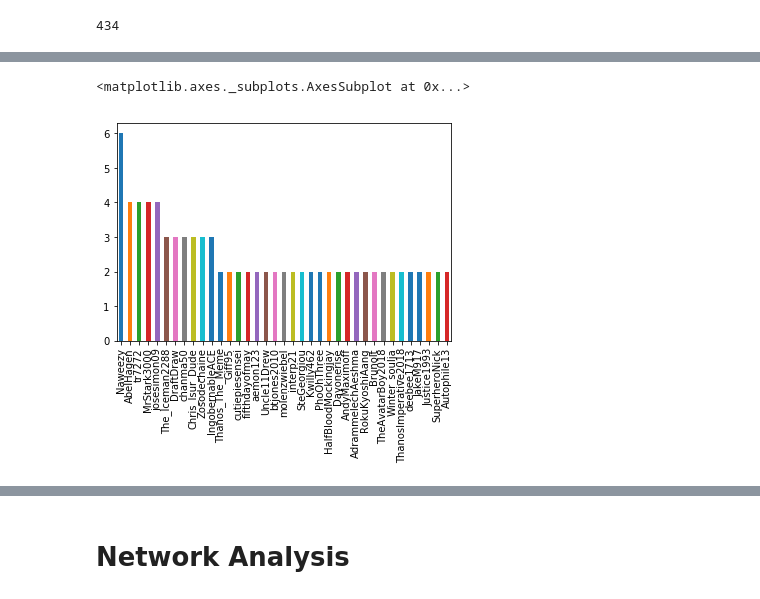
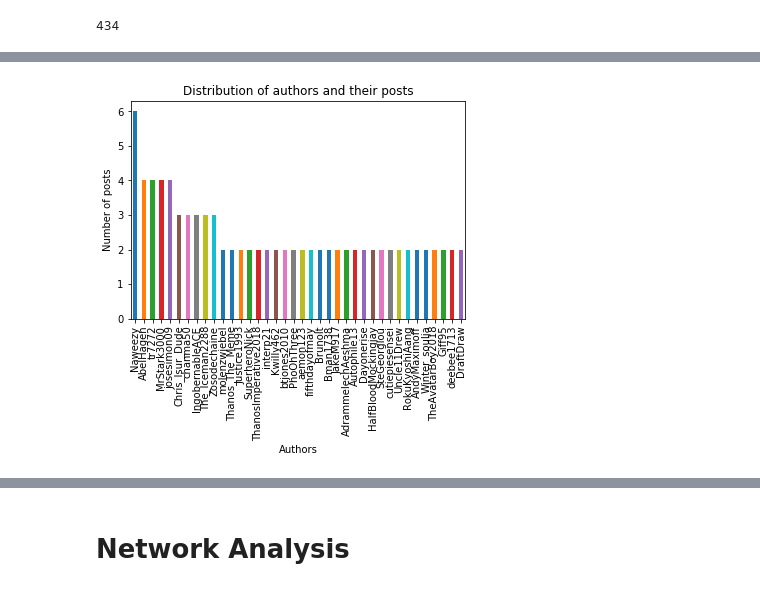
Before and after one commit to samridhprasad/reddit-analysis, a Jupyter notebook: INFO440-Reddit.ipynb, the cells around one changed output, grey strips where cells are left out. Cells and saved outputs as stored; diff of their text form; code cells hidden in the pictures.

```diff
--- a/INFO440-Reddit.ipynb
+++ b/INFO440-Reddit.ipynb
@@ -157,8 +161,10 @@ repeating.author.nunique() # Out of 500 posts, this is the amount of people who
-# %%
-repeating.author.value_counts().plot(kind='bar') #see the distrubution of authors and their posts
-# %% [output]
-<matplotlib.axes._subplots.AxesSubplot at 0x...>
-[figure, removed]
+# %%
+# See the distrubution of authors and their posts
+ax = repeating.author.value_counts().plot(kind='bar',title='Distribution of authors and their posts')
+ax.set(xlabel="Authors", ylabel="Number of posts")
+plt.savefig("Bargraph",dpi=150, bbox_inches='tight',pad_inches=0.5)
+# %% [output]
+[figure, added]
 # %%
 # Compiling a list of authors that appeared more than once on subreddit's top of all times
 # (Used for network graph and for get_user_posts function)
```
Also changed, not shown: parts of 8 cells of this notebook, 6 other files.
